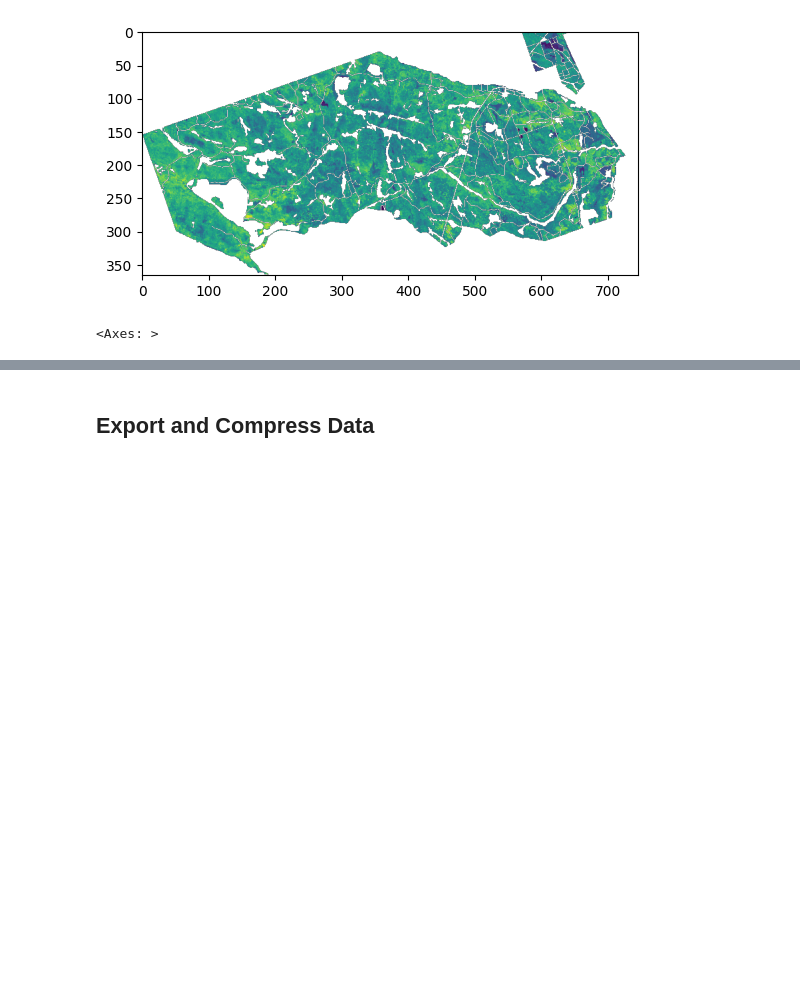
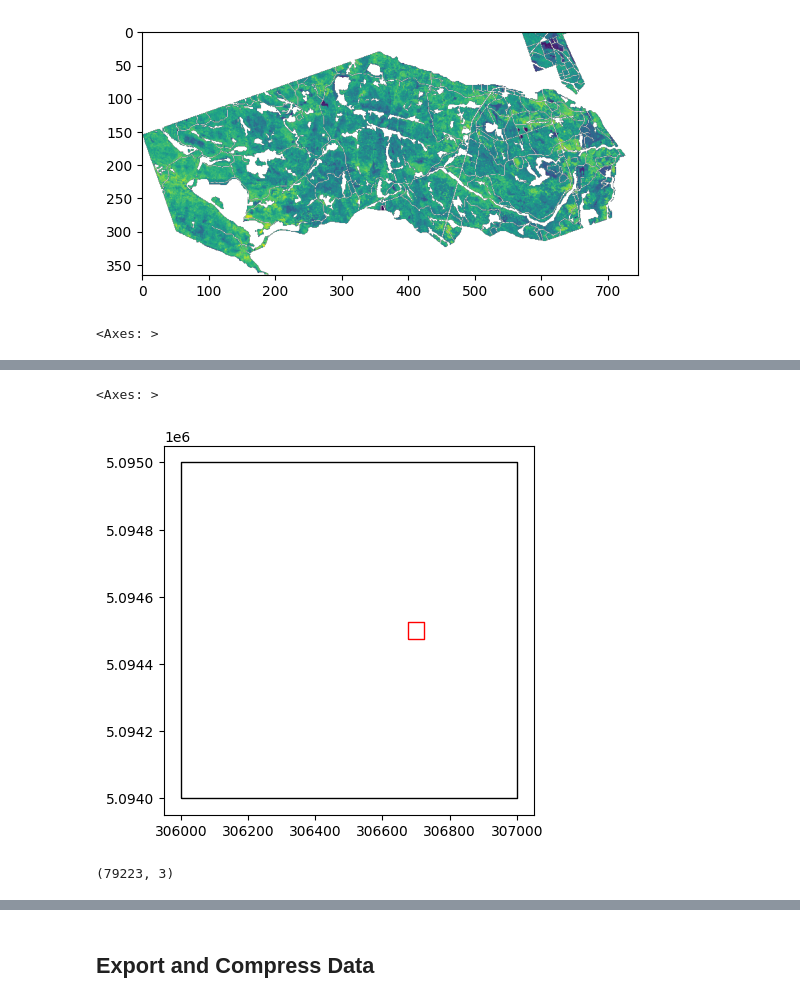
Before and after one commit to subornaa/Data-Analytics-Tutorials, a Jupyter notebook: preprocessing.ipynb, the cells around one changed output, grey strips where cells are left out. Cells and saved outputs as stored; diff of their text form; code cells hidden in the pictures; blank space fills up the shorter version.

```diff
--- a/preprocessing.ipynb
+++ b/preprocessing.ipynb
@@ -241,0 +284,32 @@ show(p99.values, cmap='viridis')
+# %%
+# Apply a negative buffer to the sub area
+
+buffer = -475
+sub_gdf_red = sub_gdf.copy()
+sub_gdf_red.geometry = sub_gdf.buffer(buffer)
+
+# Translate bbox 100m to the right
+sub_gdf_red.geometry = sub_gdf_red.translate(xoff=200, yoff=0)
+
+ax = sub_gdf.plot(facecolor='none', edgecolor='black', linewidth=1)
+sub_gdf_red.plot(ax=ax, facecolor='none', edgecolor='red', linewidth=1)
+# %% [output]
+<Axes: >
+[figure, added]
+# %%
+# Clip points to negative buffer
+
+# Get buffer bounds
+bounds = sub_gdf_red.bounds
+
+# Get points within bounds
+mask = ((points[:, 0] >= bounds['minx'].values[0]) & \
+       (points[:, 0] <= bounds['maxx'].values[0]) & \
+       (points[:, 1] >= bounds['miny'].values[0]) & \
+       (points[:, 1] <= bounds['maxy'].values[0]))
+
+# Get clipped points
+clipped_points = points[mask]
+print(clipped_points.shape)
+# %% [output]
+(79223, 3)
```
Also changed, not shown: parts of 15 cells of this notebook, 2 other files.
